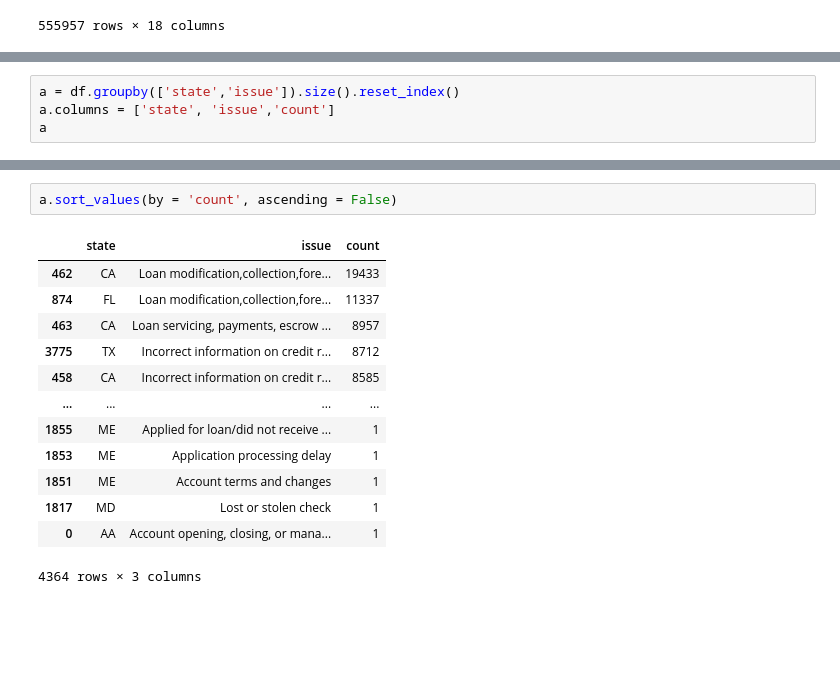
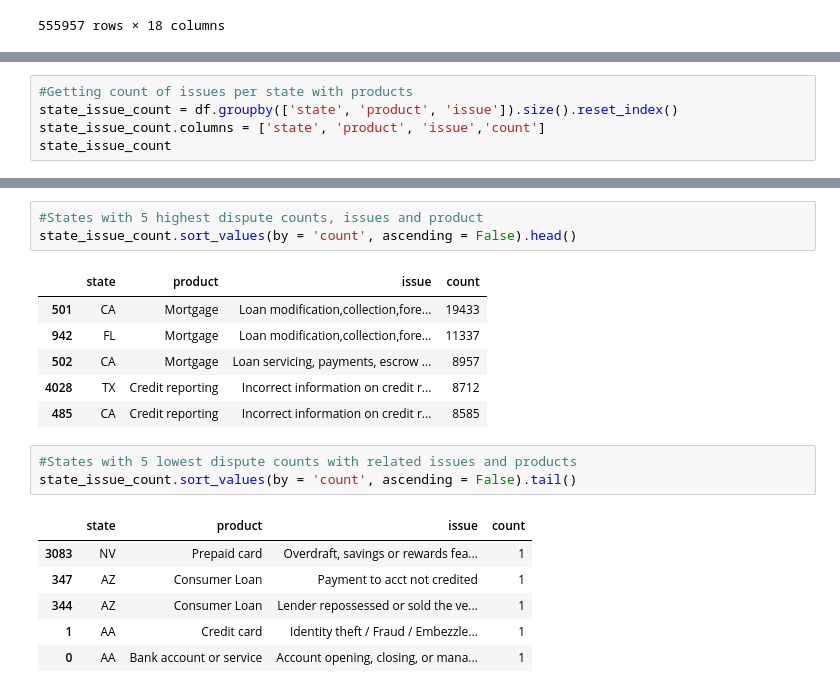
Before and after one commit to quantillinois/data-oa, a Jupyter notebook: consumer_analysis.ipynb, the cells around one changed output, grey strips where cells are left out. Saved outputs shown, nothing was run; the diff lists cells and outputs as text; blank space fills up the shorter version.

```diff
--- a/consumer_analysis.ipynb
+++ b/consumer_analysis.ipynb
@@ -87,5 +44,6 @@ b
 # %%
-a = df.groupby(['state','issue']).size().reset_index()
-a.columns = ['state', 'issue','count']
-a
+#Getting count of issues per state with products
+state_issue_count = df.groupby(['state', 'product', 'issue']).size().reset_index()
+state_issue_count.columns = ['state', 'product', 'issue','count']
+state_issue_count
 # %% [output]
@@ -105,16 +63,20 @@ a
 # %%
-a.sort_values(by = 'count', ascending = False)
+#States with 5 highest dispute counts, issues and product
+state_issue_count.sort_values(by = 'count', ascending = False).head()
 # %% [output]
-|  | state | issue | count |
-| 462 | CA | Loan modification,collection,fore... | 19433 |
-| 874 | FL | Loan modification,collection,fore... | 11337 |
-| 463 | CA | Loan servicing, payments, escrow ... | 8957 |
-| 3775 | TX | Incorrect information on credit r... | 8712 |
-| 458 | CA | Incorrect information on credit r... | 8585 |
-| ... | ... | ... | ... |
-| 1855 | ME | Applied for loan/did not receive ... | 1 |
-| 1853 | ME | Application processing delay | 1 |
-| 1851 | ME | Account terms and changes | 1 |
-| 1817 | MD | Lost or stolen check | 1 |
-| 0 | AA | Account opening, closing, or mana... | 1 |
+|  | state | product | issue | count |
+| 501 | CA | Mortgage | Loan modification,collection,fore... | 19433 |
+| 942 | FL | Mortgage | Loan modification,collection,fore... | 11337 |
+| 502 | CA | Mortgage | Loan servicing, payments, escrow ... | 8957 |
+| 4028 | TX | Credit reporting | Incorrect information on credit r... | 8712 |
+| 485 | CA | Credit reporting | Incorrect information on credit r... | 8585 |
-4364 rows × 3 columns
+# %%
+#States with 5 lowest dispute counts with related issues and products
+state_issue_count.sort_values(by = 'count', ascending = False).tail()
+# %% [output]
+|  | state | product | issue | count |
+| 3083 | NV | Prepaid card | Overdraft, savings or rewards fea... | 1 |
+| 347 | AZ | Consumer Loan | Payment to acct not credited | 1 |
+| 344 | AZ | Consumer Loan | Lender repossessed or sold the ve... | 1 |
+| 1 | AA | Credit card | Identity theft / Fraud / Embezzle... | 1 |
+| 0 | AA | Bank account or service | Account opening, closing, or mana... | 1 |
```
Also changed, not shown: parts of 11 cells of this notebook.
